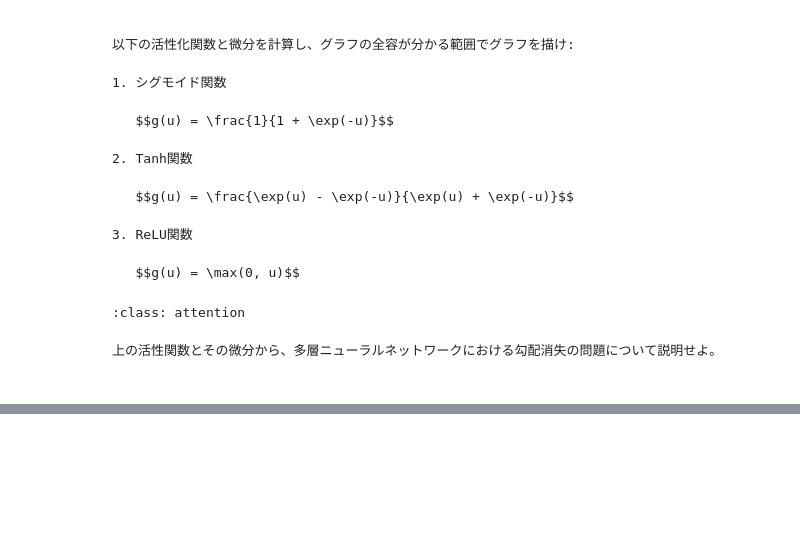
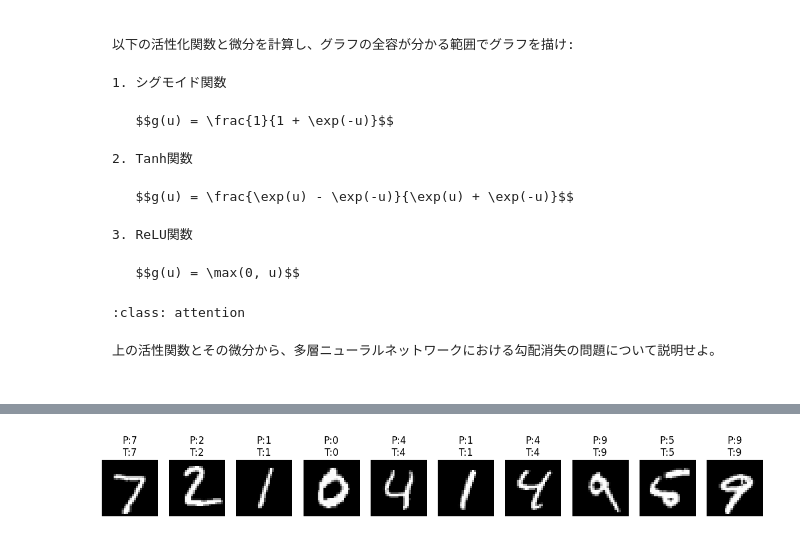
Before and after one commit to SotaYoshida/AIML1, a Jupyter notebook: notebooks/Chapter_ANN_Intro.ipynb, the cells around one changed output, grey strips where cells are left out. Saved outputs shown, nothing was run; the diff lists cells and outputs as text; code cells hidden in the pictures; blank space fills up the shorter version.

```diff
--- a/notebooks/Chapter_ANN_Intro.ipynb
+++ b/notebooks/Chapter_ANN_Intro.ipynb
@@ -275,0 +282,84 @@ $$
+# %%
+import torch
+import torch.nn as nn
+import torch.optim as optim
+import torchvision
+import torchvision.transforms as transforms
+import matplotlib.pyplot as plt
+
+# 1. データセットの準備 (MNIST, 28x28 画像, 0~9 のラベル)
+transform = transforms.Compose([transforms.ToTensor(),  # 画像をTensor化
+                                transforms.Normalize((0.5,), (0.5,))])  # 正規化
+
+trainset = torchvision.datasets.MNIST(root="./data", train=True,
+                                      download=True, transform=transform)
+trainloader = torch.utils.data.DataLoader(trainset, batch_size=64, shuffle=True)
+
+testset = torchvision.datasets.MNIST(root="./data", train=False,
+                                     download=True, transform=transform)
+testloader = torch.utils.data.DataLoader(testset, batch_size=1000, shuffle=False)
+
+# 2. 多層パーセプトロン (MLP)
+class MultiLayerPerceptron(nn.Module):
+    def __init__(self):
+        super().__init__()
+        self.fc1 = nn.Linear(28*28, 128)  # 入力層 → 隠れ層1
+        self.fc2 = nn.Linear(128, 64)     # 隠れ層1 → 隠れ層2
+        self.fc3 = nn.Linear(64, 10)      # 隠れ層2 → 出力層
+        self.relu = nn.ReLU()             # ReLU活性化関数
+
+    def forward(self, x):
+        x = x.view(-1, 28*28)  # (batch, 1, 28, 28) → (batch, 784)
+        x = self.relu(self.fc1(x))  # 隠れ層1 + ReLU
+        x = self.relu(self.fc2(x))  # 隠れ層2 + ReLU
+        x = self.fc3(x)             # 出力層
+        return x
+
+model = MultiLayerPerceptron()
+
+# 3. 損失関数と最適化手法
+criterion = nn.CrossEntropyLoss()  # Softmax + CrossEntropy
+optimizer = optim.Adam(model.parameters())
+
+# 4. 学習ループ
+epochs = 10
+for epoch in range(epochs):
+    running_loss = 0.0
+    for images, labels in trainloader:
+        optimizer.zero_grad()
+        outputs = model(images)
+        loss = criterion(outputs, labels)
+        loss.backward()
+        optimizer.step()
+        running_loss += loss.item()
+
+    print(f"Epoch {epoch+1}/{epochs}, Loss: {running_loss/len(trainloader):.4f}")
+
+# 5. テスト精度の評価
+correct = 0
+total = 0
+with torch.no_grad():
+    for images, labels in testloader:
+        outputs = model(images)
+        _, predicted = torch.max(outputs, 1)
+        total += labels.size(0)
+        correct += (predicted == labels).sum().item()
+
+print(f"Test Accuracy: {100 * correct / total:.2f}%")
+
+# 6. いくつかのテストデータで予測を表示
+dataiter = iter(testloader)
+images, labels = next(dataiter)
+
+# モデルの予測
+outputs = model(images)
+_, predicted = torch.max(outputs, 1)
+
+# 最初の10枚を表示
+fig, axes = plt.subplots(1, 10, figsize=(15, 2))
+for i in range(10):
+    axes[i].imshow(images[i].squeeze(), cmap="gray")
+    axes[i].set_title(f"P:{predicted[i].item()}\nT:{labels[i].item()}")
+    axes[i].axis("off")
+plt.show()
+# %% [output]
@@ -275,0 +377 @@ $$
+[figure, added]
```
Also changed, not shown: parts of 4 cells of this notebook.
